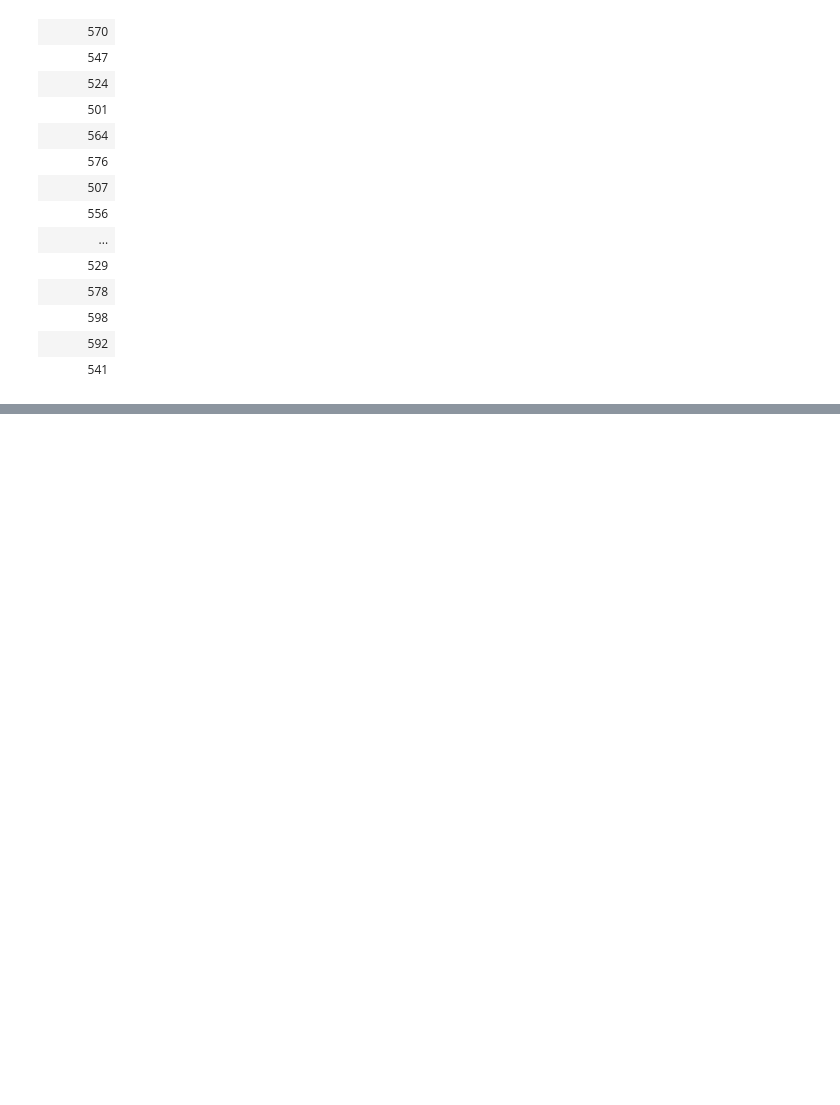
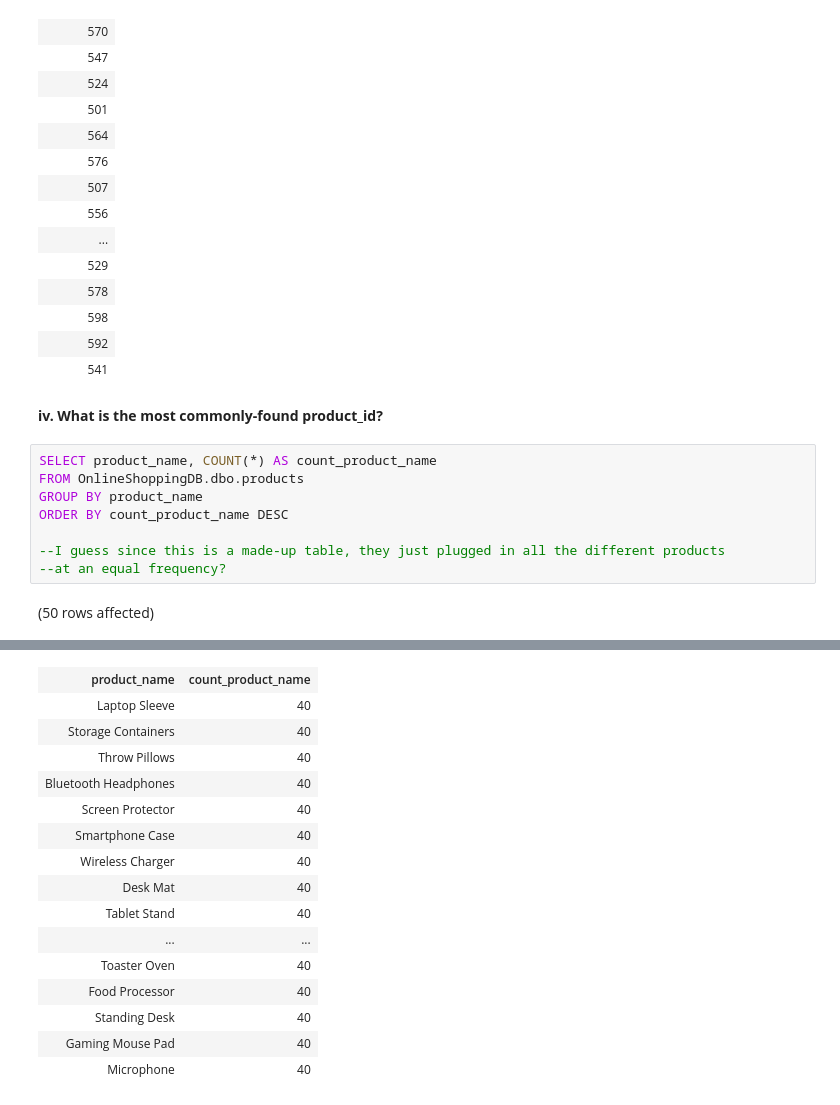
Before and after one commit to bradleytkay/post-launchcode-grad-work, a Jupyter notebook: OnlineShoppingDB.ipynb, the cells around one changed output, grey strips where cells are left out. Saved outputs shown, nothing was run; the diff lists cells and outputs as text; blank space fills up the shorter version.

Commit message:
completed EDA of reviews and shipments tables

```diff
--- a/OnlineShoppingDB.ipynb
+++ b/OnlineShoppingDB.ipynb
@@ -468,3 +468,15 @@ Total execution time: 00:00:00.025
 | 598 |
 | 592 |
 | 541 |
+# %% [markdown]
+**iv. What is the most commonly-found product\_id?**
+# %%
+SELECT product_name, COUNT(*) AS count_product_name
+FROM OnlineShoppingDB.dbo.products
+GROUP BY product_name
+ORDER BY count_product_name DESC
+
+--I guess since this is a made-up table, they just plugged in all the different products
+--at an equal frequency?
+# %% [output]
+(50 rows affected)
@@ -470,0 +484,16 @@ Total execution time: 00:00:00.025
+| product_name | count_product_name |
+| Laptop Sleeve | 40 |
+| Storage Containers | 40 |
+| Throw Pillows | 40 |
+| Bluetooth Headphones | 40 |
+| Screen Protector | 40 |
+| Smartphone Case | 40 |
+| Wireless Charger | 40 |
+| Desk Mat | 40 |
+| Tablet Stand | 40 |
+| ... | ... |
+| Toaster Oven | 40 |
+| Food Processor | 40 |
+| Standing Desk | 40 |
+| Gaming Mouse Pad | 40 |
+| Microphone | 40 |
```
Also changed, not shown: parts of 15 cells of this notebook.
